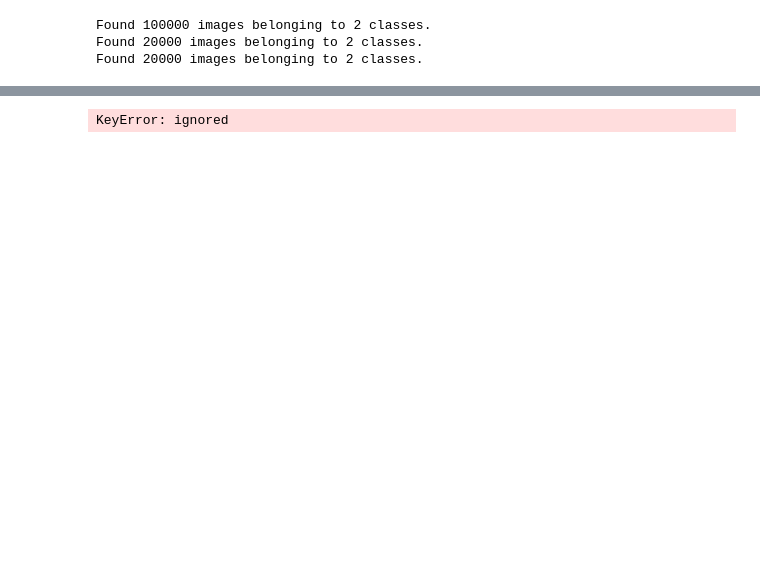
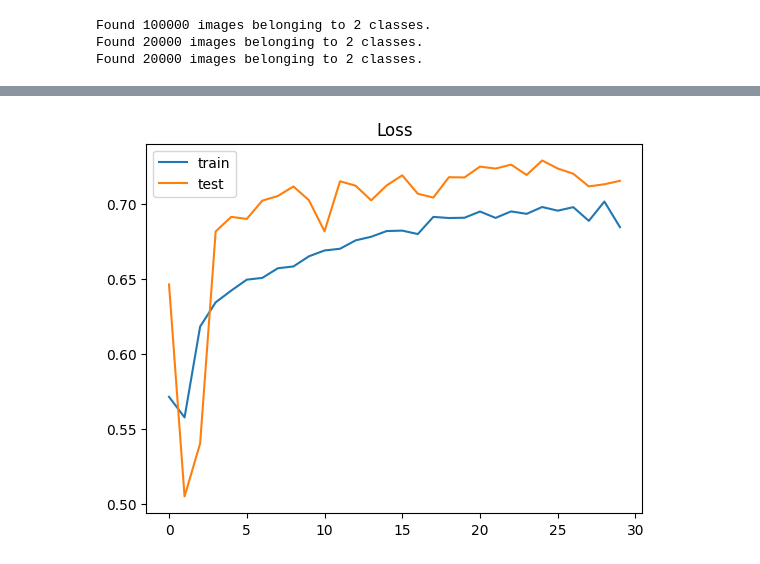
Before and after one commit to Kanustu/DeepFaceDetect, a Jupyter notebook: Notebooks/ResNet50.ipynb, the cells around one changed output, grey strips where cells are left out. Cells and saved outputs as stored; diff of their text form; code cells hidden in the pictures; blank space fills up the shorter version.

```diff
--- a/Notebooks/ResNet50.ipynb
+++ b/Notebooks/ResNet50.ipynb
@@ -158,11 +132,11 @@ KeyError: ignored
 # %%
-plt.plot(model.history.history['accuracy'], label='train')
-plt.plot(model.history.history['val_accuracy'], label='test')
+plt.plot(ResNet_history.history['accuracy'], label='train')
+plt.plot(ResNet_history.history['val_accuracy'], label='test')
 plt.legend()
 plt.title('Loss')
 plt.show()
 # %% [output]
-KeyError: ignored
+[figure, added]
 # %%
 from sklearn.metrics import confusion_matrix, classification_report
 # %%
```
Also changed, not shown: parts of 26 cells of this notebook, 12 other files.
